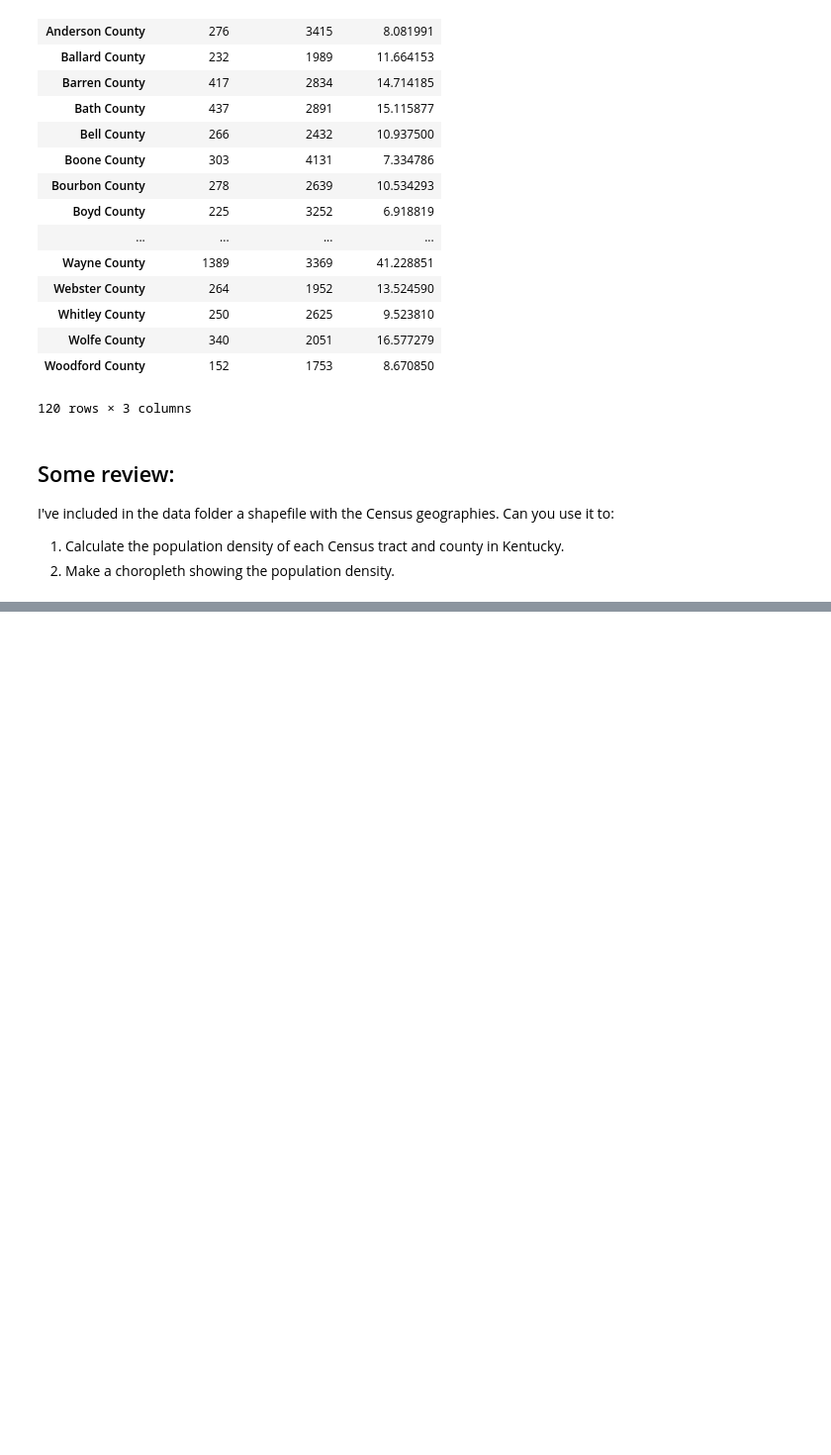
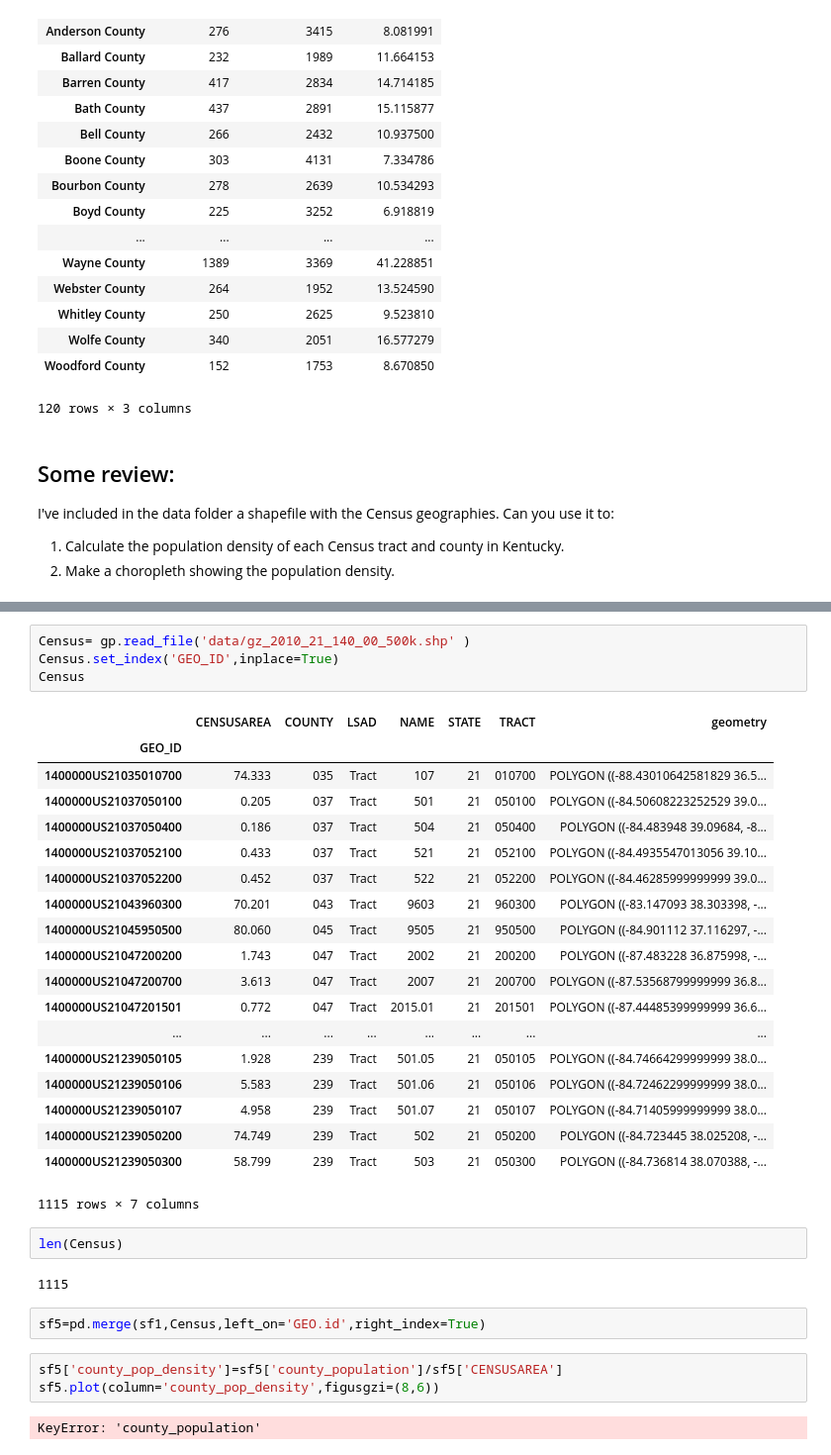
Before and after one commit to ginazheng1028/ce599-s17, a Jupyter notebook: 12-Grouping/groupby.ipynb, the cells around one changed output, grey strips where cells are left out. Shown at 99% size. Cells and saved outputs as stored; diff of their text form; blank space fills up the shorter version.

```diff
--- a/12-Grouping/groupby.ipynb
+++ b/12-Grouping/groupby.ipynb
@@ -577,0 +549,35 @@ I've included in the data folder a shapefile with the Census geographies.  Can y
+# %%
+Census= gp.read_file('data/gz_2010_21_140_00_500k.shp' )
+Census.set_index('GEO_ID',inplace=True)
+Census
+# %% [output]
+|  | CENSUSAREA | COUNTY | LSAD | NAME | STATE | TRACT | geometry |
+| GEO_ID |  |  |  |  |  |  |  |
+| 1400000US21035010700 | 74.333 | 035 | Tract | 107 | 21 | 010700 | POLYGON ((-88.43010642581829 36.5... |
+| 1400000US21037050100 | 0.205 | 037 | Tract | 501 | 21 | 050100 | POLYGON ((-84.50608223252529 39.0... |
+| 1400000US21037050400 | 0.186 | 037 | Tract | 504 | 21 | 050400 | POLYGON ((-84.483948 39.09684, -8... |
+| 1400000US21037052100 | 0.433 | 037 | Tract | 521 | 21 | 052100 | POLYGON ((-84.4935547013056 39.10... |
+| 1400000US21037052200 | 0.452 | 037 | Tract | 522 | 21 | 052200 | POLYGON ((-84.46285999999999 39.0... |
+| 1400000US21043960300 | 70.201 | 043 | Tract | 9603 | 21 | 960300 | POLYGON ((-83.147093 38.303398, -... |
+| 1400000US21045950500 | 80.060 | 045 | Tract | 9505 | 21 | 950500 | POLYGON ((-84.901112 37.116297, -... |
+| 1400000US21047200200 | 1.743 | 047 | Tract | 2002 | 21 | 200200 | POLYGON ((-87.483228 36.875998, -... |
+| 1400000US21047200700 | 3.613 | 047 | Tract | 2007 | 21 | 200700 | POLYGON ((-87.53568799999999 36.8... |
+| 1400000US21047201501 | 0.772 | 047 | Tract | 2015.01 | 21 | 201501 | POLYGON ((-87.44485399999999 36.6... |
+| ... | ... | ... | ... | ... | ... | ... | ... |
+| 1400000US21239050105 | 1.928 | 239 | Tract | 501.05 | 21 | 050105 | POLYGON ((-84.74664299999999 38.0... |
+| 1400000US21239050106 | 5.583 | 239 | Tract | 501.06 | 21 | 050106 | POLYGON ((-84.72462299999999 38.0... |
+| 1400000US21239050107 | 4.958 | 239 | Tract | 501.07 | 21 | 050107 | POLYGON ((-84.71405999999999 38.0... |
+| 1400000US21239050200 | 74.749 | 239 | Tract | 502 | 21 | 050200 | POLYGON ((-84.723445 38.025208, -... |
+| 1400000US21239050300 | 58.799 | 239 | Tract | 503 | 21 | 050300 | POLYGON ((-84.736814 38.070388, -... |
+1115 rows × 7 columns
+# %%
+len(Census)
+# %% [output]
+1115
+# %%
+sf5=pd.merge(sf1,Census,left_on='GEO.id',right_index=True)
+# %%
+sf5['county_pop_density']=sf5['county_population']/sf5['CENSUSAREA']
+sf5.plot(column='county_pop_density',figusgzi=(8,6))
+# %% [output]
+KeyError: 'county_population'
```
Also changed, not shown: parts of 3 cells of this notebook, 1 other file.
